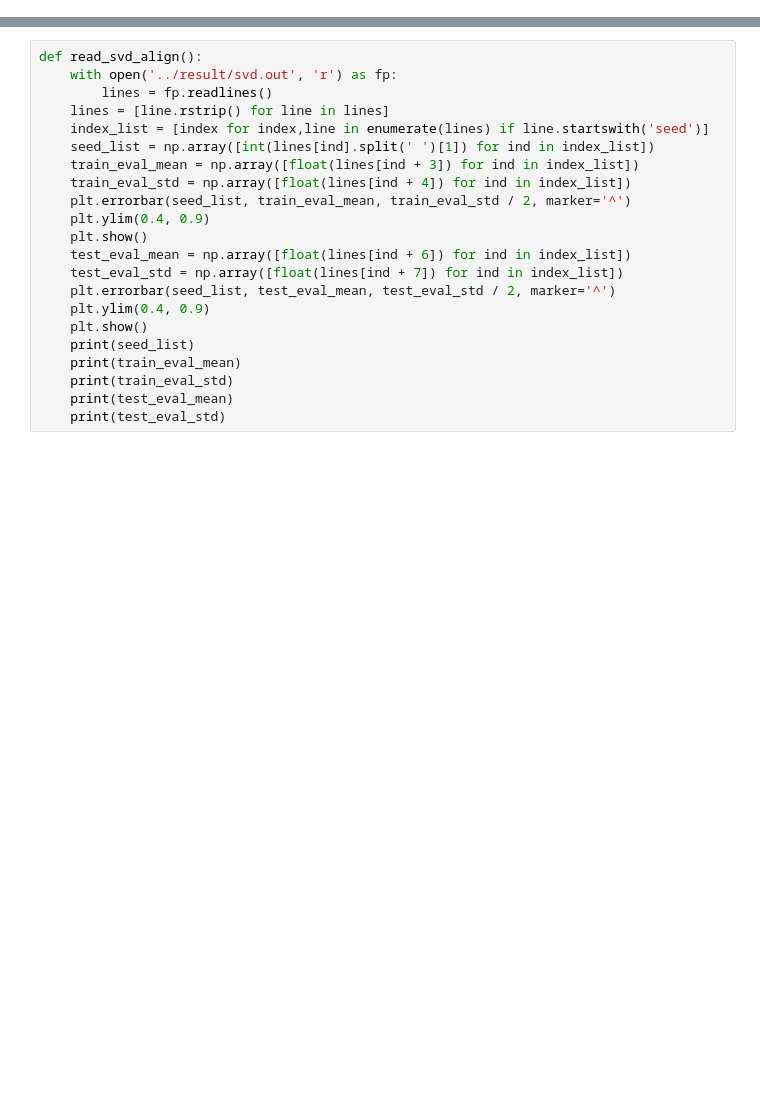
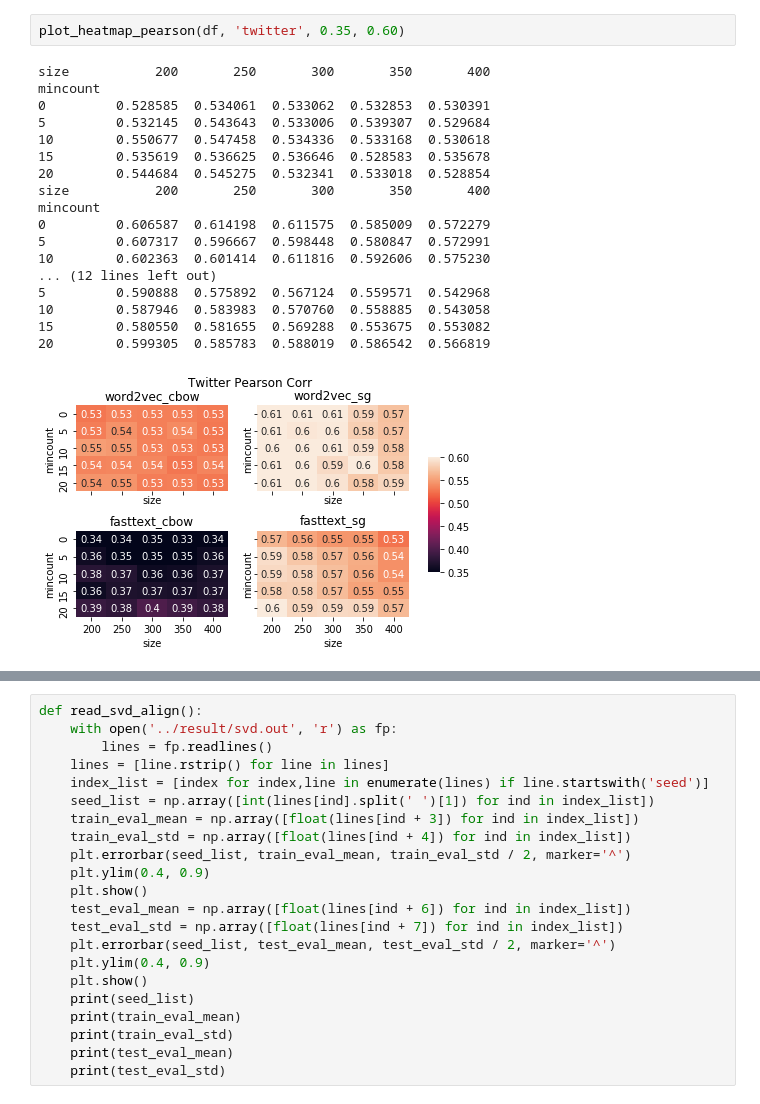
Before and after one commit to jiaojiaoloveu/WordEmbedding-SubCulture, a Jupyter notebook: src/plot_result.ipynb, the cells around one changed output, grey strips where cells are left out. Drawn from its saved outputs; the diff is of its cells as text; blank space fills up the shorter version.

```diff
--- a/src/plot_result.ipynb
+++ b/src/plot_result.ipynb
@@ -34,0 +95,21 @@ read_eval('github', 'word2vec', 0)
+# %%
+plot_heatmap_pearson(df, 'twitter', 0.35, 0.60)
+# %% [output]
+size           200       250       300       350       400
+mincount
+0         0.528585  0.534061  0.533062  0.532853  0.530391
+5         0.532145  0.543643  0.533006  0.539307  0.529684
+10        0.550677  0.547458  0.534336  0.533168  0.530618
+15        0.535619  0.536625  0.536646  0.528583  0.535678
+20        0.544684  0.545275  0.532341  0.533018  0.528854
+size           200       250       300       350       400
+mincount
+0         0.606587  0.614198  0.611575  0.585009  0.572279
+5         0.607317  0.596667  0.598448  0.580847  0.572991
+10        0.602363  0.601414  0.611816  0.592606  0.575230
+... (12 lines left out)
+5         0.590888  0.575892  0.567124  0.559571  0.542968
+10        0.587946  0.583983  0.570760  0.558885  0.543058
+15        0.580550  0.581655  0.569288  0.553675  0.553082
+20        0.599305  0.585783  0.588019  0.586542  0.566819
+[figure, added]
```
Also changed, not shown: parts of 14 cells of this notebook, 1 other file.
